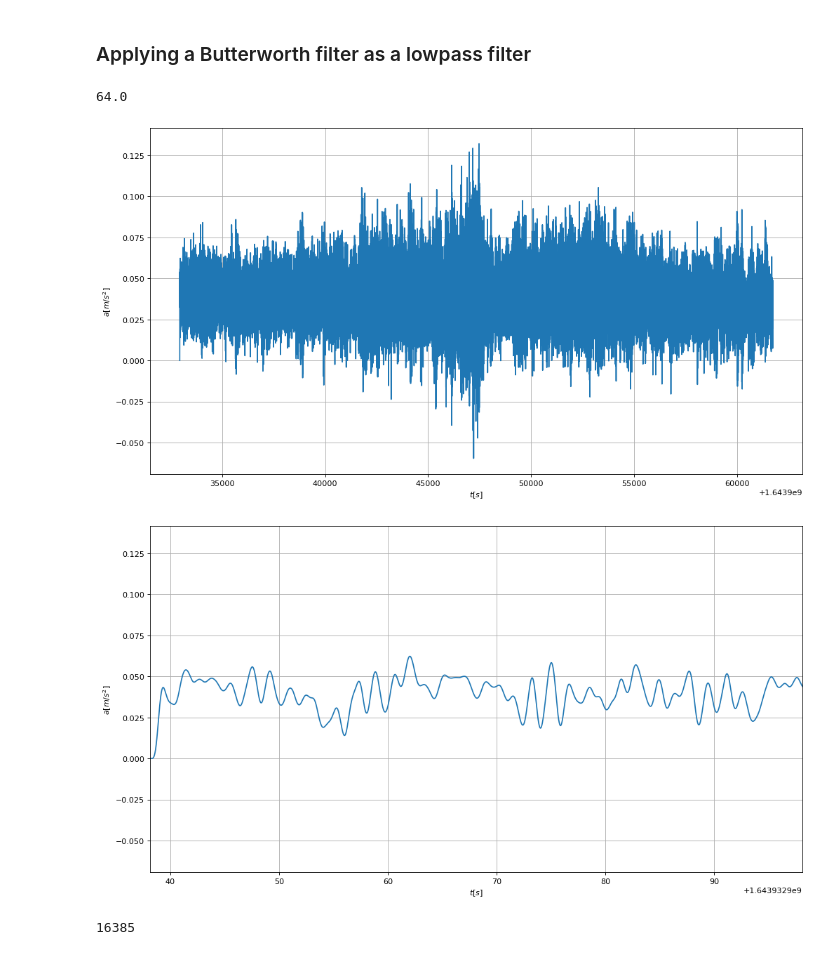
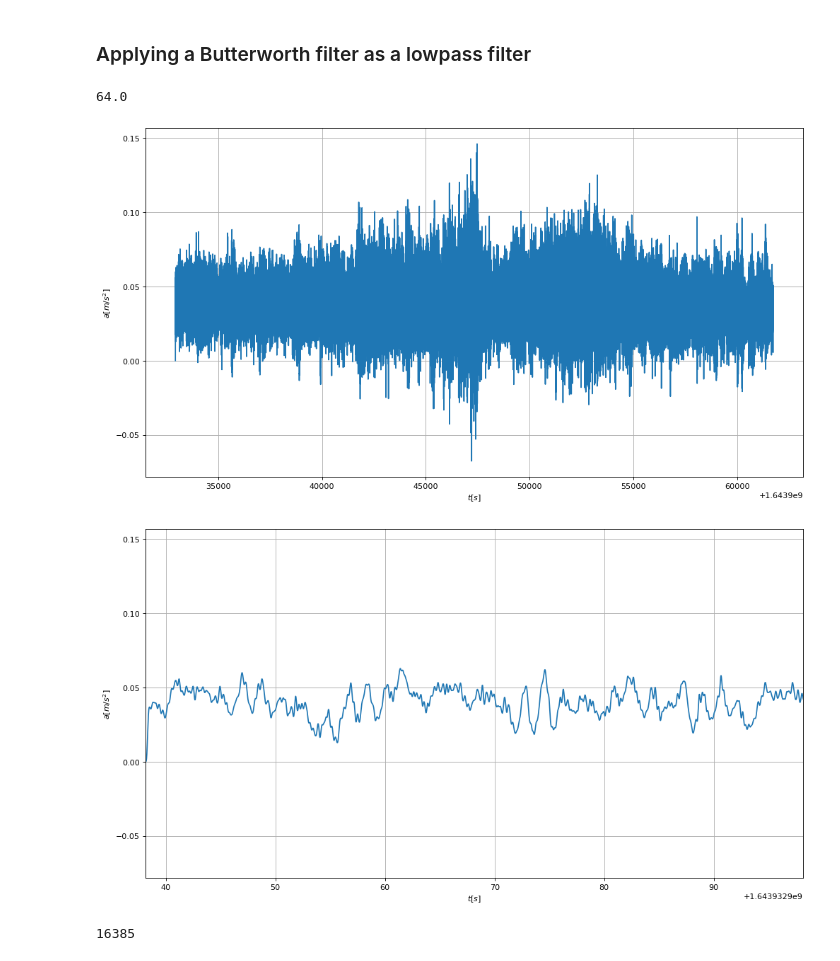
Before and after one commit to emilnebb/AOMA_Halogaland, a Jupyter notebook: data_exploration/acceleration_exploration.ipynb, the cells around one changed output. Drawn from its saved outputs; the diff is of its cells as text; code cells hidden in the pictures.

```diff
--- a/data_exploration/acceleration_exploration.ipynb
+++ b/data_exploration/acceleration_exploration.ipynb
@@ -147,24 +145,25 @@ plt.xlim([0, 50])
 ### Applying a Butterworth filter as a lowpass filter
 # %%
 filter_order = 6
-cutoff_frequency = 1
+sampling_frequency = 1/dt
+cutoff_frequency = 4
 
-sampling_frequency = 1/dt
+
 print(sampling_frequency)
 
 sos = signal.butter(filter_order,cutoff_frequency,"low", fs=sampling_frequency, output='sos')
 
 filtered_acc = signal.sosfilt(sos, acc['1y'])
 
 plt.figure(figsize=(15, 8), dpi=80)
 plt.plot(acc['timestamp'], filtered_acc)
 plt.xlabel('$t [s]$')
 plt.ylabel('$a [m/s^2]$')
 plt.grid()
 plt.show()
 # %% [output]
 64.0
-[figure, old version]
+[figure, new version]
 # %%
 min = 1
 plt.figure(figsize=(15, 8), dpi=80)
@@ -175,7 +174,7 @@ plt.grid()
 plt.xlim([acc['timestamp'][0], acc['timestamp'][64*60*min]])
 plt.show()
 # %% [output]
-[figure, old version]
+[figure, new version]
 # %%
 Ndivisions=100 # Number of divisions of the time series (total segments)
 Nwindow=np.ceil(len(acc['timestamp'])/Ndivisions) # Length of window/segment
```
Also changed, not shown: parts of 11 cells of this notebook.
